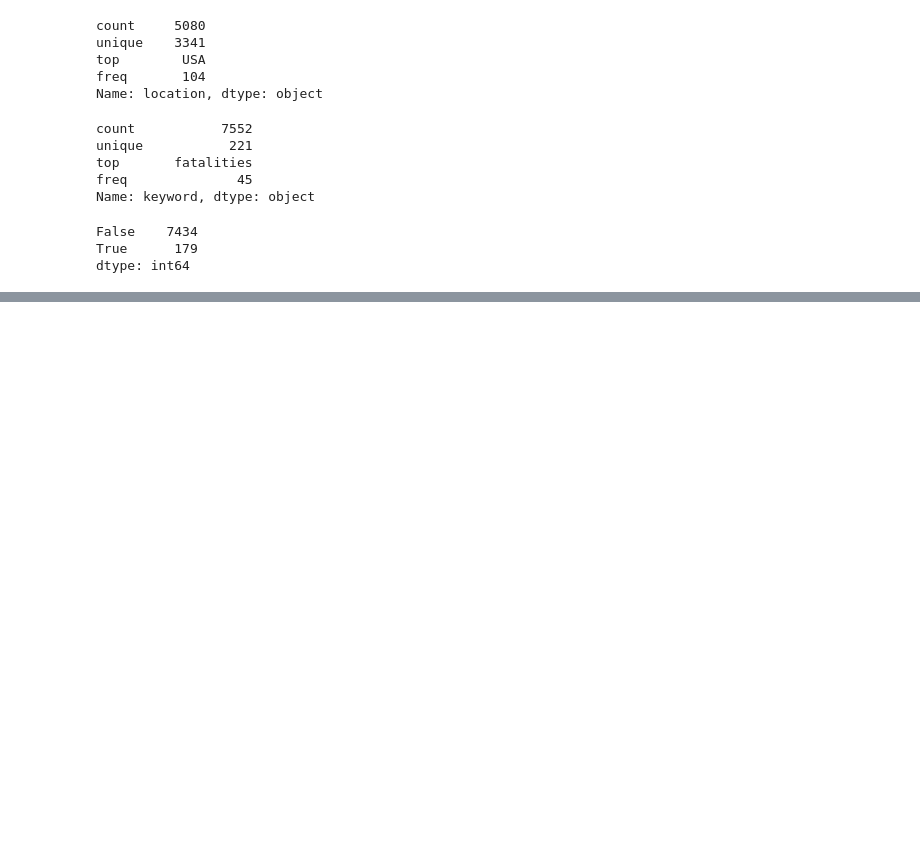
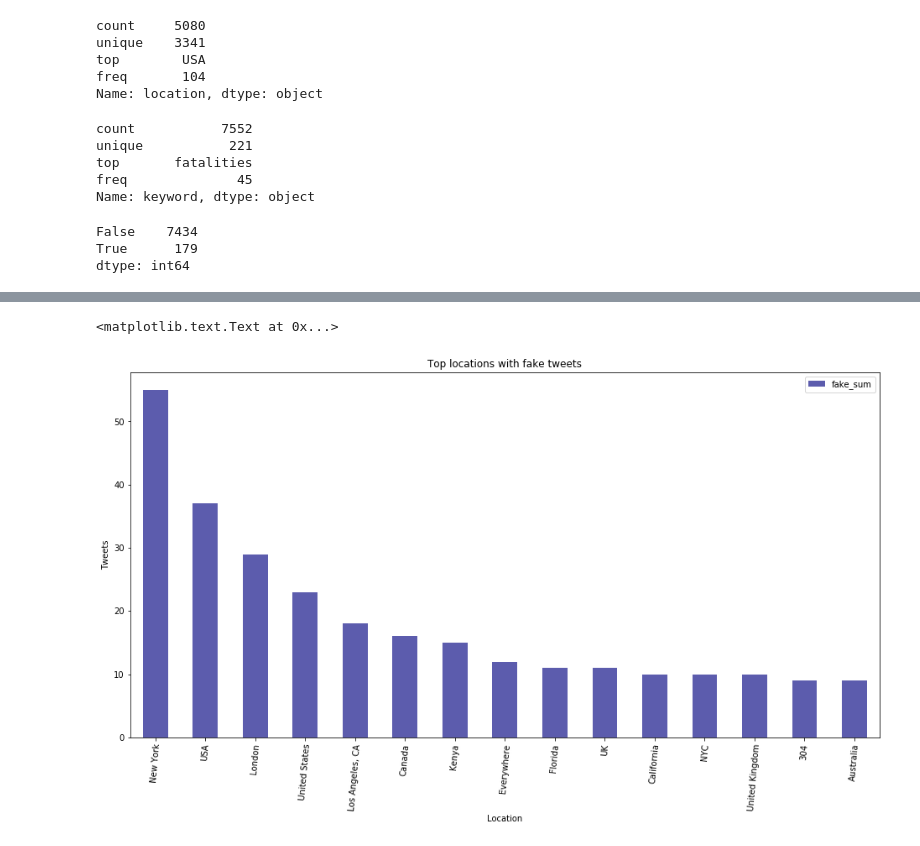
Before and after one commit to milemarchese/OrganizacionDeDatos, a Jupyter notebook: Análisis Exploratorio.ipynb, the cells around one changed output, grey strips where cells are left out. Saved outputs shown, nothing was run; the diff lists cells and outputs as text; code cells hidden in the pictures; blank space fills up the shorter version.

```diff
--- a/Análisis Exploratorio.ipynb
+++ b/Análisis Exploratorio.ipynb
@@ -82,0 +228,4 @@ memory usage: 261.4+ KB
+# %%
+#10 ciudades que mas falsos tienen
+most_fake = by_location.nlargest(15, 'fake_sum').loc[:,['location', 'fake_sum']].set_index('location')
+most_fake
@@ -82,0 +250,8 @@ memory usage: 261.4+ KB
+# %%
+most_fake.plot(kind='bar',  rot=85, title='Top locations with fake tweets', color=(0.2, 0.2, 0.6, 0.8), figsize=(16, 8))
+ax = plt.gca()
+ax.set_ylabel('Tweets')
+ax.set_xlabel('Location')
+# %% [output]
+<matplotlib.text.Text at 0x...>
+[figure, added]
```
Also changed, not shown: parts of 29 cells of this notebook.
